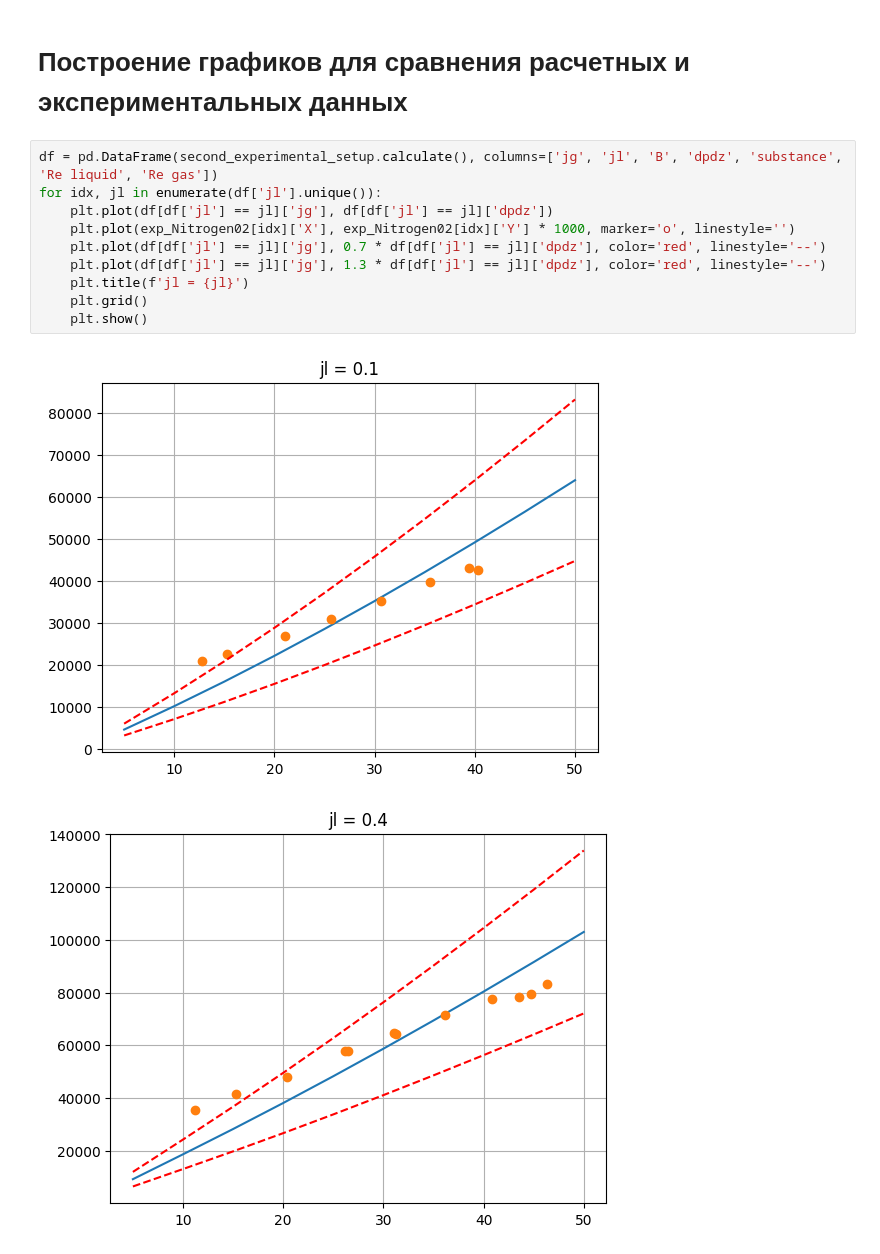
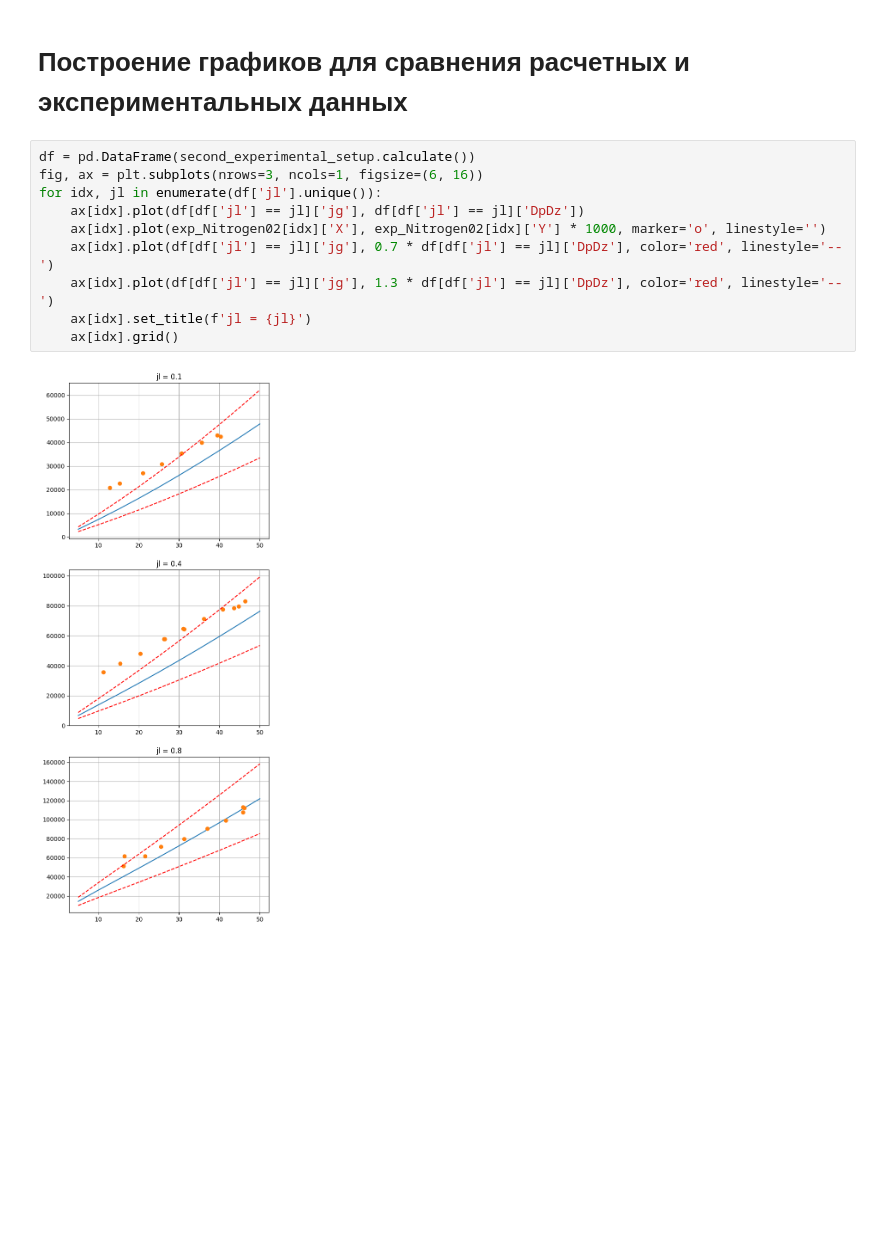
Before and after one commit to KeTeR111/NIR, a Jupyter notebook: main_class.ipynb, the cells around one changed output. Drawn from its saved outputs; the diff is of its cells as text; blank space fills up the shorter version.

```diff
--- a/main_class.ipynb
+++ b/main_class.ipynb
@@ -108,15 +98,14 @@ for file_path in exp_Nitrogen02_path.rglob('*'):
 # %% [markdown]
 # Построение графиков для сравнения расчетных и экспериментальных данных
 # %%
-df = pd.DataFrame(second_experimental_setup.calculate(), columns=['jg', 'jl', 'B', 'dpdz', 'substance', 'Re liquid', 'Re gas'])
+df = pd.DataFrame(second_experimental_setup.calculate())
+fig, ax = plt.subplots(nrows=3, ncols=1, figsize=(6, 16))
 for idx, jl in enumerate(df['jl'].unique()):
-    plt.plot(df[df['jl'] == jl]['jg'], df[df['jl'] == jl]['dpdz'])
-    plt.plot(exp_Nitrogen02[idx]['X'], exp_Nitrogen02[idx]['Y'] * 1000, marker='o', linestyle='')
-    plt.plot(df[df['jl'] == jl]['jg'], 0.7 * df[df['jl'] == jl]['dpdz'], color='red', linestyle='--')
-    plt.plot(df[df['jl'] == jl]['jg'], 1.3 * df[df['jl'] == jl]['dpdz'], color='red', linestyle='--')
-    plt.title(f'jl = {jl}')
-    plt.grid()
-    plt.show()
+    ax[idx].plot(df[df['jl'] == jl]['jg'], df[df['jl'] == jl]['DpDz'])
+    ax[idx].plot(exp_Nitrogen02[idx]['X'], exp_Nitrogen02[idx]['Y'] * 1000, marker='o', linestyle='')
+    ax[idx].plot(df[df['jl'] == jl]['jg'], 0.7 * df[df['jl'] == jl]['DpDz'], color='red', linestyle='--')
+    ax[idx].plot(df[df['jl'] == jl]['jg'], 1.3 * df[df['jl'] == jl]['DpDz'], color='red', linestyle='--')
+    ax[idx].set_title(f'jl = {jl}')
+    ax[idx].grid()
 # %% [output]
-[figure, old version]
+[figure, new version]
-[figure, removed]
```
Also changed, not shown: parts of 8 cells of this notebook, 21 other files.
